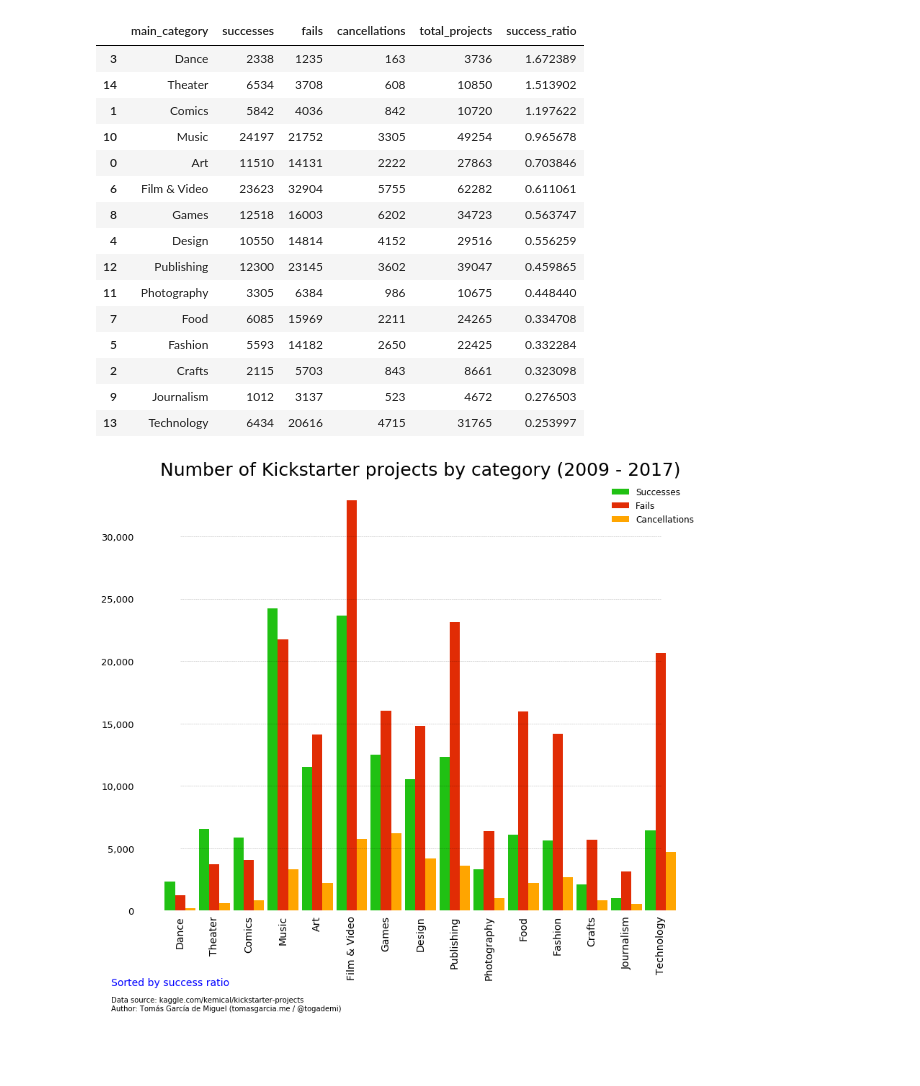
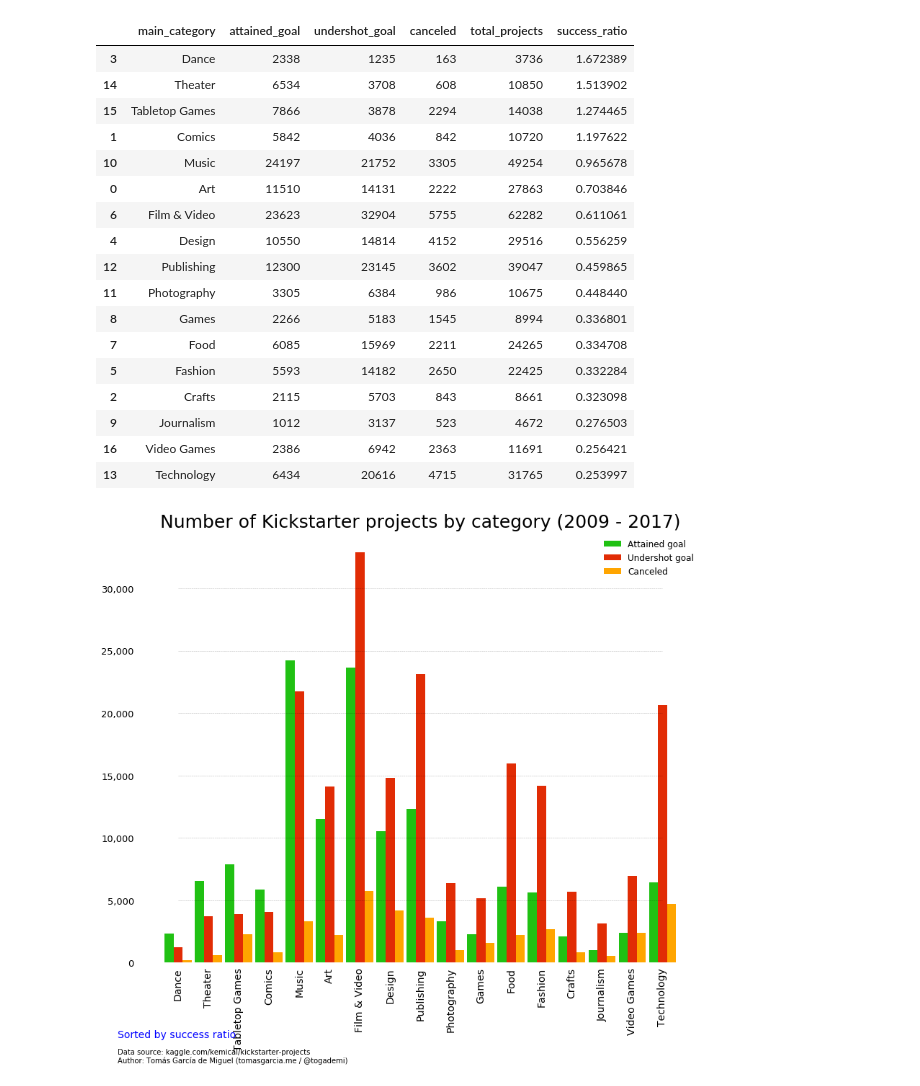
Before and after one commit to togademi/dataviz, a Jupyter notebook: kickstarter.ipynb, the cells around one changed output. Saved outputs shown, nothing was run; the diff lists cells and outputs as text; code cells hidden in the pictures; blank space fills up the shorter version.

Commit message:
Kickstarter: split "Games" category into 3 categories
Kickstarter: split "Games" category into 3 categories: "Tabletop Games", "Video Games" and "Other Games"

```diff
--- a/kickstarter.ipynb
+++ b/kickstarter.ipynb
@@ -8,3 +36,9 @@ data = pd.read_csv('./data/kickstarter.csv')
 main_categories = data["main_category"].values
 main_categories = np.unique(main_categories)
 main_categories = pd.Series(data=main_categories)
+
+games = ["Tabletop Games", "Video Games"]
+games = pd.Series(data=games)
+
+categories = pd.concat([main_categories, games], ignore_index=True)
+categories
@@ -17,81 +64,95 @@ def count_items_in_category(df, category, state_param):
 # %%
-categories_df = pd.DataFrame(columns=['successes', 'fails', 'cancellations'])
+df_minus_video_tabletop = data[(data.category != "Tabletop Games") & (data.category != "Video Games")]
+
+categories_df = pd.DataFrame(columns=['attained_goal', 'undershot_goal', 'canceled'])
 categories_df.insert(loc=0, column='main_category', value=main_categories)
 
+games_df = pd.DataFrame(columns=['attained_goal', 'undershot_goal', 'canceled'])
+games_df.insert(loc=0, column='main_category', value=games)
+
 for main_category in main_categories:
-    categories_df.loc[categories_df['main_category'] == main_category, 'successes'] = count_items_in_category(data, main_category, 'successful')
-    categories_df.loc[categories_df['main_category'] == main_category, 'fails'] = count_items_in_category(data, main_category, 'failed')
-    categories_df.loc[categories_df['main_category'] == main_category, 'cancellations'] = count_items_in_category(data, main_category, 'canceled')
+    categories_df.loc[categories_df['main_category'] == main_category, 'attained_goal'] = items_in_category(df_minus_video_tabletop, main_category, 'successful', True)
+    categories_df.loc[categories_df['main_category'] == main_category, 'undershot_goal'] = items_in_category(df_minus_video_tabletop, main_category, 'failed', True)
+    categories_df.loc[categories_df['main_category'] == main_category, 'canceled'] = items_in_category(df_minus_video_tabletop, main_category, 'canceled', True)
+
+for game in games:
+    games_df.loc[games_df['main_category'] == game, 'attained_goal'] = items_in_category(data, game, 'successful', False)
+    games_df.loc[games_df['main_category'] == game, 'undershot_goal'] = items_in_category(data, game, 'failed', False)
+    games_df.loc[games_df['main_category'] == game, 'canceled'] = items_in_category(data, game, 'canceled', False)
+
+categories_df = categories_df.append(games_df, ignore_index=True)
 
 # Create new column for total number of projects
-categories_df['total_projects'] = categories_df.apply(lambda row: row.successes + row.fails + row.cancellations, axis=1)
+categories_df['total_projects'] = categories_df.apply(lambda row: row.attained_goal + row.undershot_goal + row.canceled, axis=1)
 
 # Create new column for success ratio
-categories_df['success_ratio'] = categories_df.apply(lambda row: (row.successes) / (row.fails + row.cancellations), axis=1)
+categories_df['success_ratio'] = categories_df.apply(lambda row: (row.attained_goal) / (row.undershot_goal + row.canceled), axis=1)
 
 # Sort by success ratio
 categories_df = categories_df.sort_values('success_ratio', ascending=False)
 categories_df
 # %% [output]
-|  | main_category | successes | fails | cancellations | total_projects | success_ratio |
+|  | main_category | attained_goal | undershot_goal | canceled | total_projects | success_ratio |
 | 3 | Dance | 2338 | 1235 | 163 | 3736 | 1.672389 |
 | 14 | Theater | 6534 | 3708 | 608 | 10850 | 1.513902 |
+| 15 | Tabletop Games | 7866 | 3878 | 2294 | 14038 | 1.274465 |
 | 1 | Comics | 5842 | 4036 | 842 | 10720 | 1.197622 |
 | 10 | Music | 24197 | 21752 | 3305 | 49254 | 0.965678 |
 | 0 | Art | 11510 | 14131 | 2222 | 27863 | 0.703846 |
 | 6 | Film & Video | 23623 | 32904 | 5755 | 62282 | 0.611061 |
-| 8 | Games | 12518 | 16003 | 6202 | 34723 | 0.563747 |
 | 4 | Design | 10550 | 14814 | 4152 | 29516 | 0.556259 |
 | 12 | Publishing | 12300 | 23145 | 3602 | 39047 | 0.459865 |
 | 11 | Photography | 3305 | 6384 | 986 | 10675 | 0.448440 |
+| 8 | Games | 2266 | 5183 | 1545 | 8994 | 0.336801 |
 | 7 | Food | 6085 | 15969 | 2211 | 24265 | 0.334708 |
 | 5 | Fashion | 5593 | 14182 | 2650 | 22425 | 0.332284 |
 | 2 | Crafts | 2115 | 5703 | 843 | 8661 | 0.323098 |
 | 9 | Journalism | 1012 | 3137 | 523 | 4672 | 0.276503 |
+| 16 | Video Games | 2386 | 6942 | 2363 | 11691 | 0.256421 |
 | 13 | Technology | 6434 | 20616 | 4715 | 31765 | 0.253997 |
 # %%
-x = np.arange(main_categories.size)
+x = np.arange(categories.size)
 fig, ax = plt.subplots()
 
 width = 0.3
 plt.xticks(x, categories_df.main_category, rotation='vertical', fontsize=14)
 
-successes = ax.bar(x - width, categories_df.successes, width, color="#20C113")
-fails = ax.bar(x, categories_df.fails, width, color="#E12C05")
-cancellations = ax.bar(x + width, categories_df.cancellations, width, color="orange")
+attained_goal = ax.bar(x - width, categories_df.attained_goal, width, color="#20C113")
+undershot_goal = ax.bar(x, categories_df.undershot_goal, width, color="#E12C05")
+canceled = ax.bar(x + width, categories_df.canceled, width, color="orange")
 
 plt.title("Number of Kickstarter projects by category (2009 - 2017)", fontsize=25)
 plt.yticks(fontsize=13)
-plt.legend([successes, fails, cancellations], ["Successes", "Fails", "Cancellations"],
+plt.legend([attained_goal, undershot_goal, canceled], ["Attained goal", "Undershot goal", "Canceled"],
            fontsize=12, frameon=False)
 
 # Place a thousands separator in the labels of the y axis
 ax.get_yaxis().set_major_formatter(plt.FuncFormatter(lambda x, loc: "{:,}".format(int(x))))
 
 # Remove the plot frame lines
 ax.spines["top"].set_visible(False)
 ax.spines["bottom"].set_visible(False)
 ax.spines["right"].set_visible(False)
 ax.spines["left"].set_visible(False)
 
 # Provide tick lines across the plot to help your viewers trace along
 for y in range(5000, 35000, 5000):
-    plt.plot(range(15), [y] * 15, "--", lw=0.5, color="black", alpha=0.3)
+    plt.plot(range(17), [y] * 17, "--", lw=0.5, color="black", alpha=0.3)
 
 # Remove the tick marks; they are unnecessary with the tick lines we just plotted.
 plt.tick_params(axis="both", which="both", top=False,
                 left=False, bottom=False, right=False, labelleft=True)
 
 # Change size of graph
 fig.set_size_inches(14, 11)
 
 plt.text(-2, -6000, "Sorted by success ratio", fontsize=14, color="blue")
 
 plt.text(-2, -8000, "Data source: kaggle.com/kemical/kickstarter-projects"
        "\nAuthor: Tomás García de Miguel (tomasgarcia.me / @togademi)", fontsize=10)
 
 figure = plt.gcf()
-#plt.savefig('graph2.png', dpi=300, bbox_inches="tight")
+plt.savefig('graph2.png', dpi=300, bbox_inches="tight")
 plt.show()
 # %% [output]
-[figure, old version]
+[figure, new version]
```
Also changed, not shown: parts of 5 cells of this notebook.
